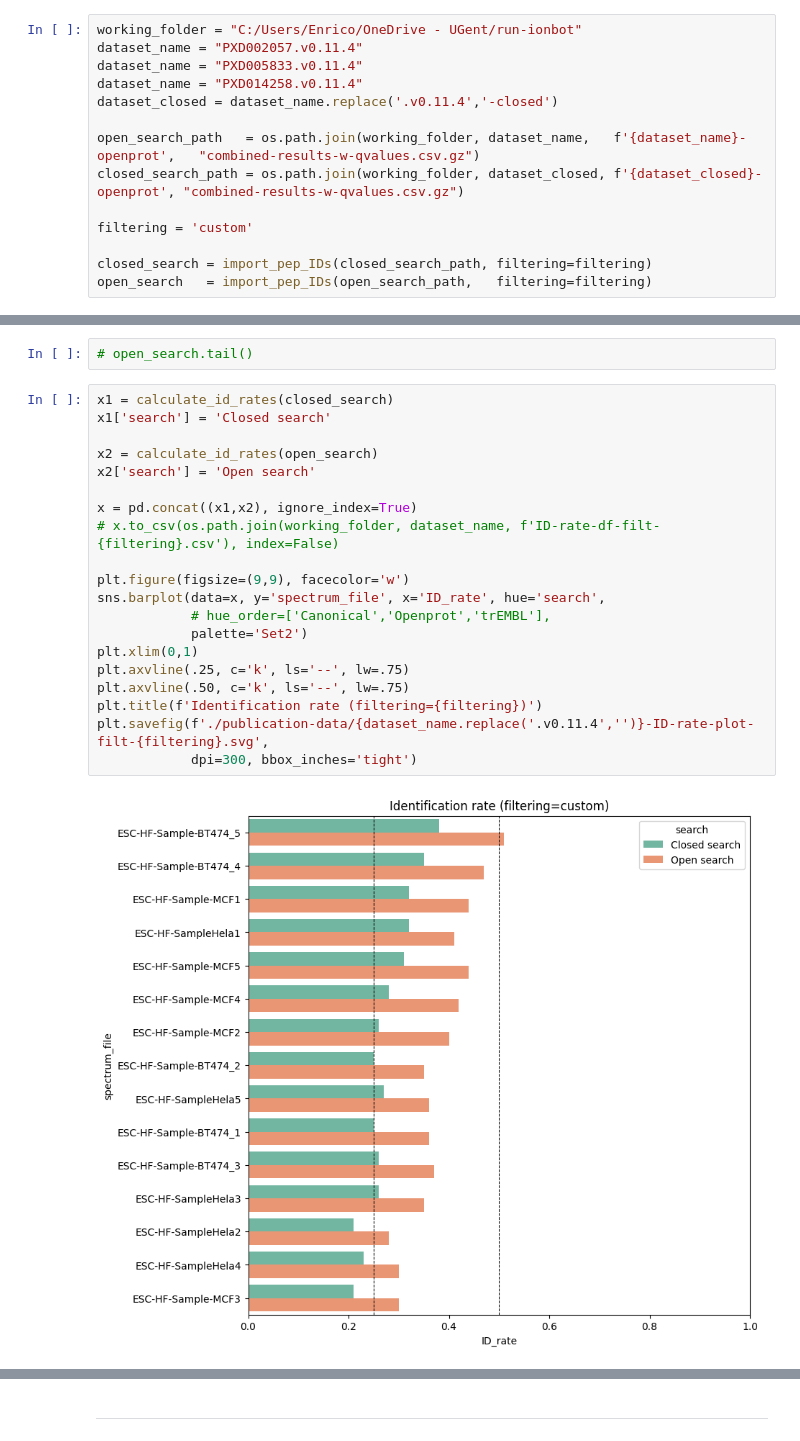
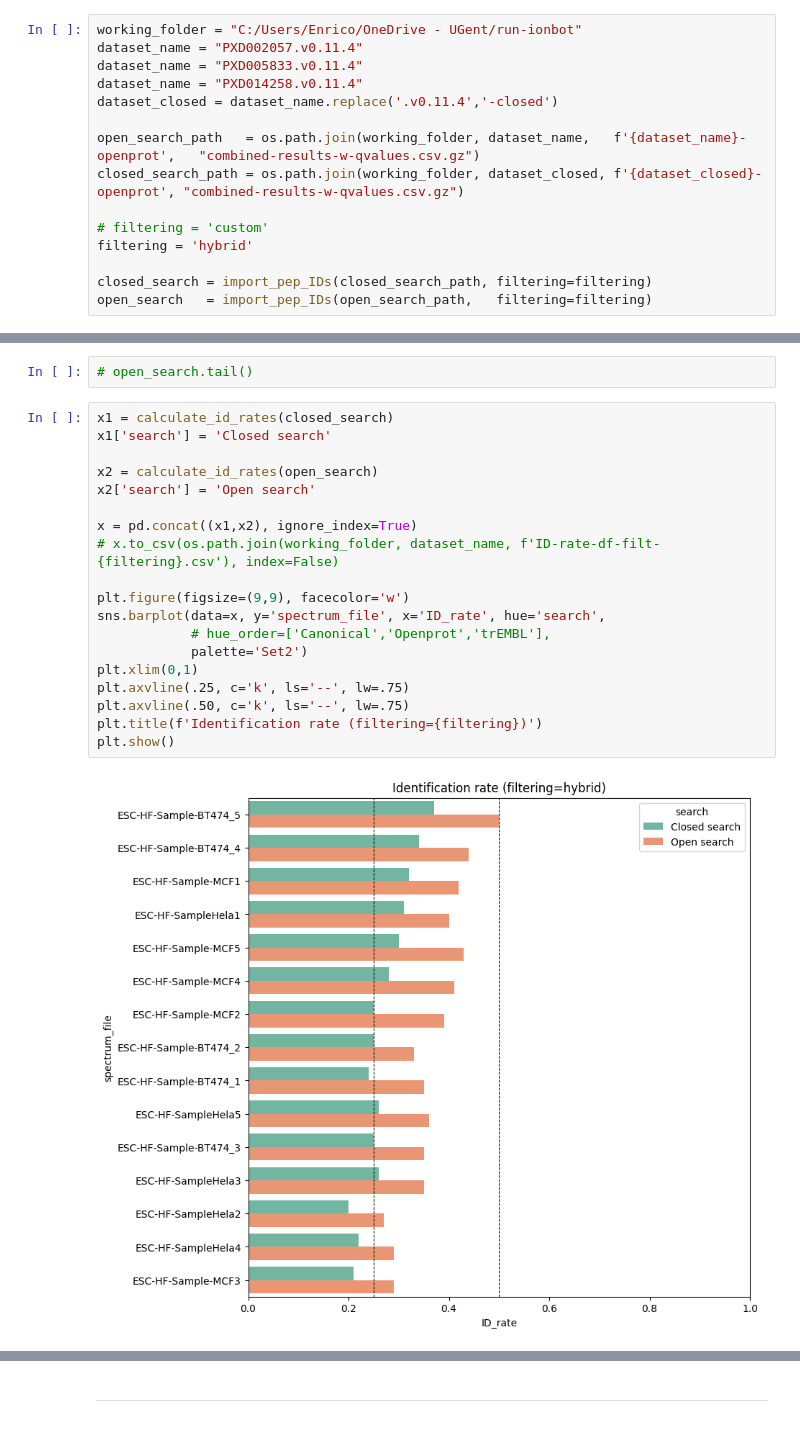
Before and after one commit to CompOmics/oui-discovery, a Jupyter notebook: Comparison-6a-open-vs-closed-search.ipynb, the cells around one changed output, grey strips where cells are left out. Cells and saved outputs as stored; diff of their text form.

Commit message:
2025-06-27: Implemented and ran hybrid filtering

```diff
--- a/Comparison-6a-open-vs-closed-search.ipynb
+++ b/Comparison-6a-open-vs-closed-search.ipynb
@@ -87,7 +35,8 @@ dataset_closed = dataset_name.replace('.v0.11.4','-closed')
 open_search_path   = os.path.join(working_folder, dataset_name,   f'{dataset_name}-openprot',   "combined-results-w-qvalues.csv.gz")
 closed_search_path = os.path.join(working_folder, dataset_closed, f'{dataset_closed}-openprot', "combined-results-w-qvalues.csv.gz")
 
-filtering = 'custom'
+# filtering = 'custom'
+filtering = 'hybrid'
 
 closed_search = import_pep_IDs(closed_search_path, filtering=filtering)
 open_search   = import_pep_IDs(open_search_path,   filtering=filtering)
@@ -98,25 +47,24 @@ open_search   = import_pep_IDs(open_search_path,   filtering=filtering)
 # %%
 x1 = calculate_id_rates(closed_search)
 x1['search'] = 'Closed search'
 
 x2 = calculate_id_rates(open_search)
 x2['search'] = 'Open search'
 
 x = pd.concat((x1,x2), ignore_index=True)
 # x.to_csv(os.path.join(working_folder, dataset_name, f'ID-rate-df-filt-{filtering}.csv'), index=False)
 
 plt.figure(figsize=(9,9), facecolor='w')
 sns.barplot(data=x, y='spectrum_file', x='ID_rate', hue='search',
             # hue_order=['Canonical','Openprot','trEMBL'],
             palette='Set2')
 plt.xlim(0,1)
 plt.axvline(.25, c='k', ls='--', lw=.75)
 plt.axvline(.50, c='k', ls='--', lw=.75)
 plt.title(f'Identification rate (filtering={filtering})')
-plt.savefig(f'./publication-data/{dataset_name.replace('.v0.11.4','')}-ID-rate-plot-filt-{filtering}.svg',
-            dpi=300, bbox_inches='tight')
+plt.show()
 # %% [output]
-[figure, old version]
+[figure, new version]
 # %%
 venn2([set(closed_search.spectrum_title),set(open_search.spectrum_title)],
       set_labels=[f'Closed search\n{dataset_name[:9]}',
```
Also changed, not shown: parts of 5 cells of this notebook, 37 other files.
